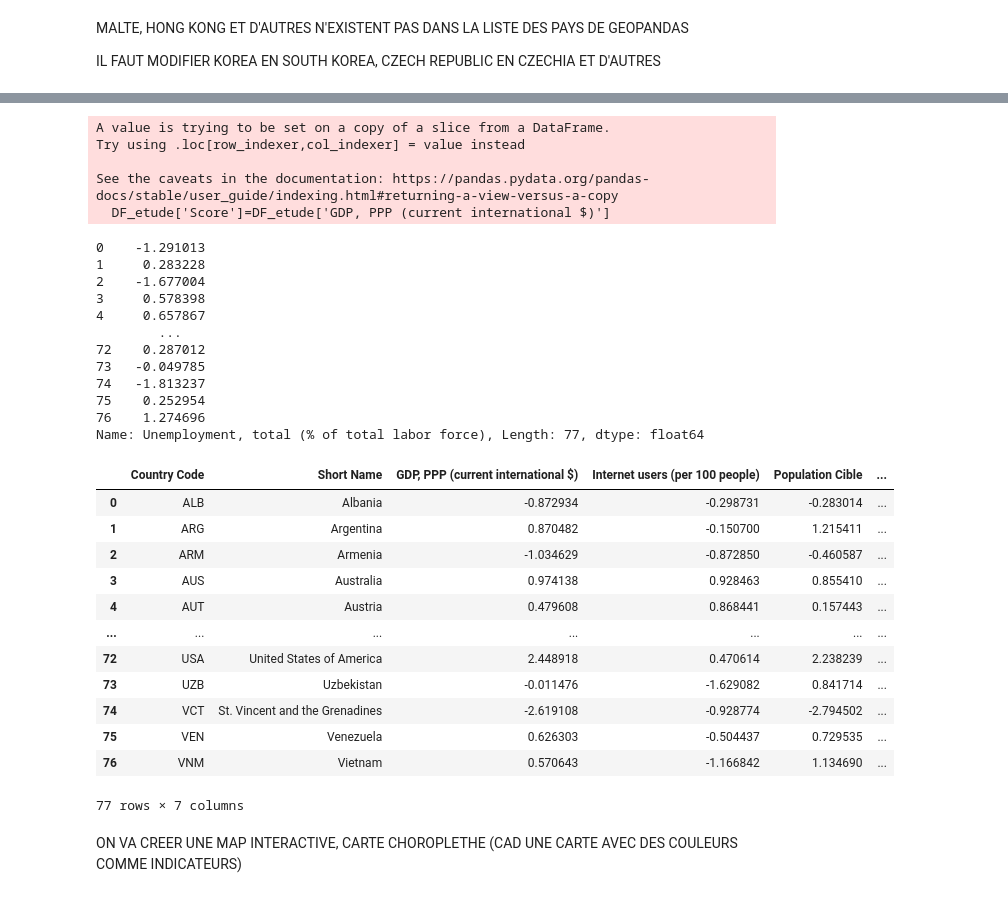
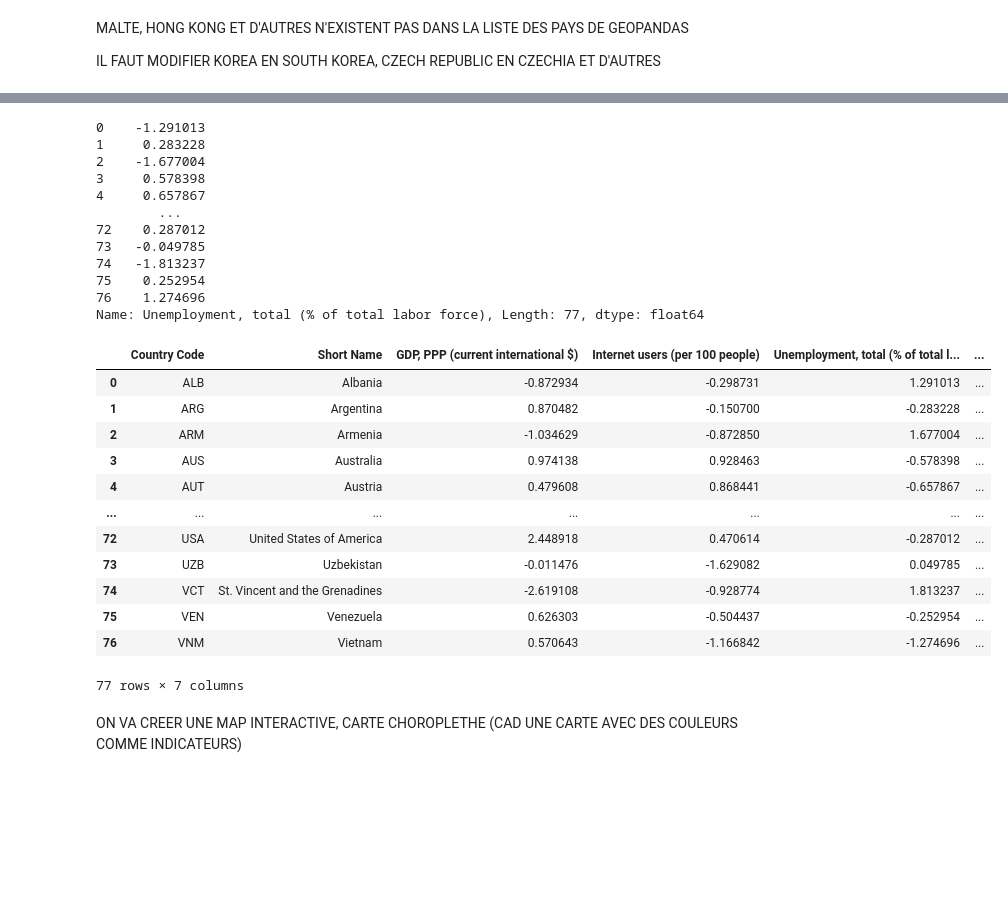
Before and after one commit to EP-portfolio/PROJET_2, a Jupyter notebook: JUPYTER.ipynb, the cells around one changed output, grey strips where cells are left out. Cells and saved outputs as stored; diff of their text form; code cells hidden in the pictures; blank space fills up the shorter version.

```diff
--- a/JUPYTER.ipynb
+++ b/JUPYTER.ipynb
@@ -1024,43 +921,38 @@ DF_etude
 77 rows × 6 columns
 # %%
-DF_etude['Score']=DF_etude['GDP, PPP (current international $)']
-+DF_etude['Internet users (per 100 people)']
-+DF_etude['Population Cible']
--DF_etude['Unemployment, total (% of total labor force)']
+DF_Final['Score']=DF_Final['GDP, PPP (current international $)']
++DF_Final['Internet users (per 100 people)']
++DF_Final['Population Cible']
+-DF_Final['Unemployment, total (% of total labor force)']
 # %% [output]
-A value is trying to be set on a copy of a slice from a DataFrame.
-Try using .loc[row_indexer,col_indexer] = value instead
-
-See the caveats in the documentation: https://pandas.pydata.org/pandas-docs/stable/user_guide/indexing.html#returning-a-view-versus-a-copy
-  DF_etude['Score']=DF_etude['GDP, PPP (current international $)']
+0    -1.291013
+1     0.283228
+2    -1.677004
+3     0.578398
+4     0.657867
+        ...
+72    0.287012
+73   -0.049785
+74   -1.813237
+75    0.252954
+76    1.274696
+Name: Unemployment, total (% of total labor force), Length: 77, dtype: float64
-0    -1.291013
-1     0.283228
-2    -1.677004
-3     0.578398
-4     0.657867
-        ...
-72    0.287012
-73   -0.049785
-74   -1.813237
-75    0.252954
-76    1.274696
-Name: Unemployment, total (% of total labor force), Length: 77, dtype: float64
-# %%
-DF_etude
-# %% [output]
-|  | Country Code | Short Name | GDP, PPP (current international $) | Internet users (per 100 people) | Population Cible | ... |
-| 0 | ALB | Albania | -0.872934 | -0.298731 | -0.283014 | ... |
-| 1 | ARG | Argentina | 0.870482 | -0.150700 | 1.215411 | ... |
-| 2 | ARM | Armenia | -1.034629 | -0.872850 | -0.460587 | ... |
-| 3 | AUS | Australia | 0.974138 | 0.928463 | 0.855410 | ... |
-| 4 | AUT | Austria | 0.479608 | 0.868441 | 0.157443 | ... |
-| ... | ... | ... | ... | ... | ... | ... |
-| 72 | USA | United States of America | 2.448918 | 0.470614 | 2.238239 | ... |
-| 73 | UZB | Uzbekistan | -0.011476 | -1.629082 | 0.841714 | ... |
-| 74 | VCT | St. Vincent and the Grenadines | -2.619108 | -0.928774 | -2.794502 | ... |
-| 75 | VEN | Venezuela | 0.626303 | -0.504437 | 0.729535 | ... |
-| 76 | VNM | Vietnam | 0.570643 | -1.166842 | 1.134690 | ... |
-77 rows × 7 columns
+# %%
+DF_Final
+# %% [output]
+|  | Country Code | Short Name | GDP, PPP (current international $) | Internet users (per 100 people) | Unemployment, total (% of total l... | ... |
+| 0 | ALB | Albania | -0.872934 | -0.298731 | 1.291013 | ... |
+| 1 | ARG | Argentina | 0.870482 | -0.150700 | -0.283228 | ... |
+| 2 | ARM | Armenia | -1.034629 | -0.872850 | 1.677004 | ... |
+| 3 | AUS | Australia | 0.974138 | 0.928463 | -0.578398 | ... |
+| 4 | AUT | Austria | 0.479608 | 0.868441 | -0.657867 | ... |
+| ... | ... | ... | ... | ... | ... | ... |
+| 72 | USA | United States of America | 2.448918 | 0.470614 | -0.287012 | ... |
+| 73 | UZB | Uzbekistan | -0.011476 | -1.629082 | 0.049785 | ... |
+| 74 | VCT | St. Vincent and the Grenadines | -2.619108 | -0.928774 | 1.813237 | ... |
+| 75 | VEN | Venezuela | 0.626303 | -0.504437 | -0.252954 | ... |
+| 76 | VNM | Vietnam | 0.570643 | -1.166842 | -1.274696 | ... |
+77 rows × 7 columns
 # %% [markdown]
 ON VA CREER UNE MAP INTERACTIVE, CARTE CHOROPLETHE (CAD UNE CARTE AVEC DES COULEURS COMME INDICATEURS)
 # %%
```
Also changed, not shown: parts of 28 cells of this notebook, 1 other file.
